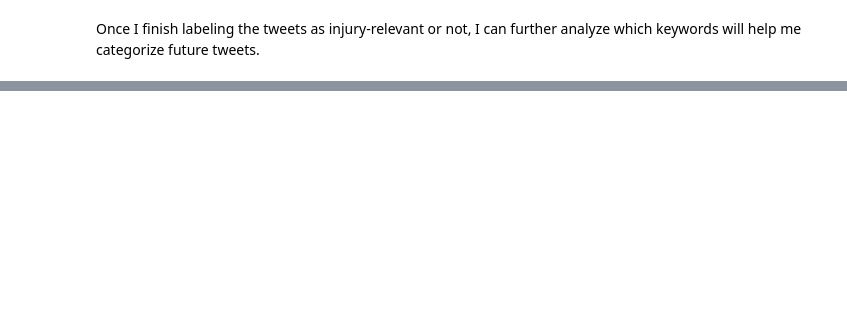
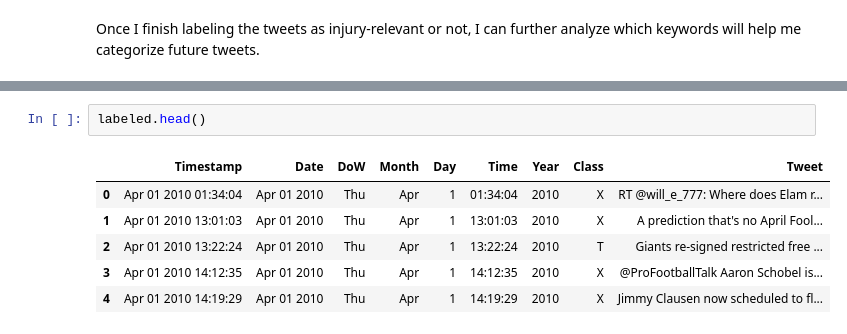
Before and after one commit to lelarson/Springboard, a Jupyter notebook: CP1 Data Story.ipynb, the cells around one changed output, grey strips where cells are left out. Cells and saved outputs as stored; diff of their text form; blank space fills up the shorter version.

```diff
--- a/CP1 Data Story.ipynb
+++ b/CP1 Data Story.ipynb
@@ -135,0 +138,9 @@ Once I finish labeling the tweets as injury-relevant or not, I can further analy
+# %%
+labeled.head()
+# %% [output]
+|  | Timestamp | Date | DoW | Month | Day | Time | Year | Class | Tweet |
+| 0 | Apr 01 2010 01:34:04 | Apr 01 2010 | Thu | Apr | 1 | 01:34:04 | 2010 | X | RT @will_e_777: Where does Elam r... |
+| 1 | Apr 01 2010 13:01:03 | Apr 01 2010 | Thu | Apr | 1 | 13:01:03 | 2010 | X | A prediction that's no April Fool... |
+| 2 | Apr 01 2010 13:22:24 | Apr 01 2010 | Thu | Apr | 1 | 13:22:24 | 2010 | T | Giants re-signed restricted free ... |
+| 3 | Apr 01 2010 14:12:35 | Apr 01 2010 | Thu | Apr | 1 | 14:12:35 | 2010 | X | @ProFootballTalk Aaron Schobel is... |
+| 4 | Apr 01 2010 14:19:29 | Apr 01 2010 | Thu | Apr | 1 | 14:19:29 | 2010 | X | Jimmy Clausen now scheduled to fl... |
```
Also changed, not shown: parts of 13 cells of this notebook.
